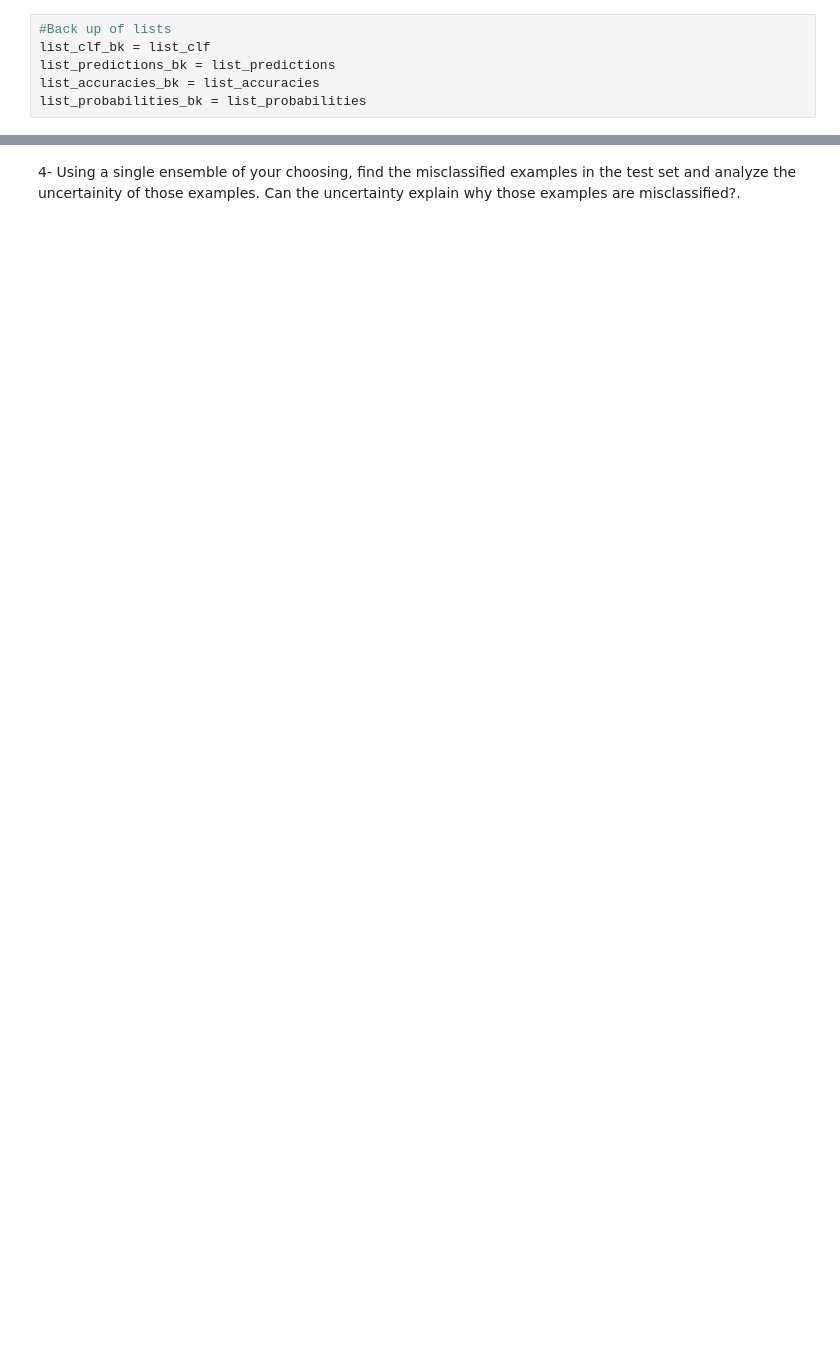
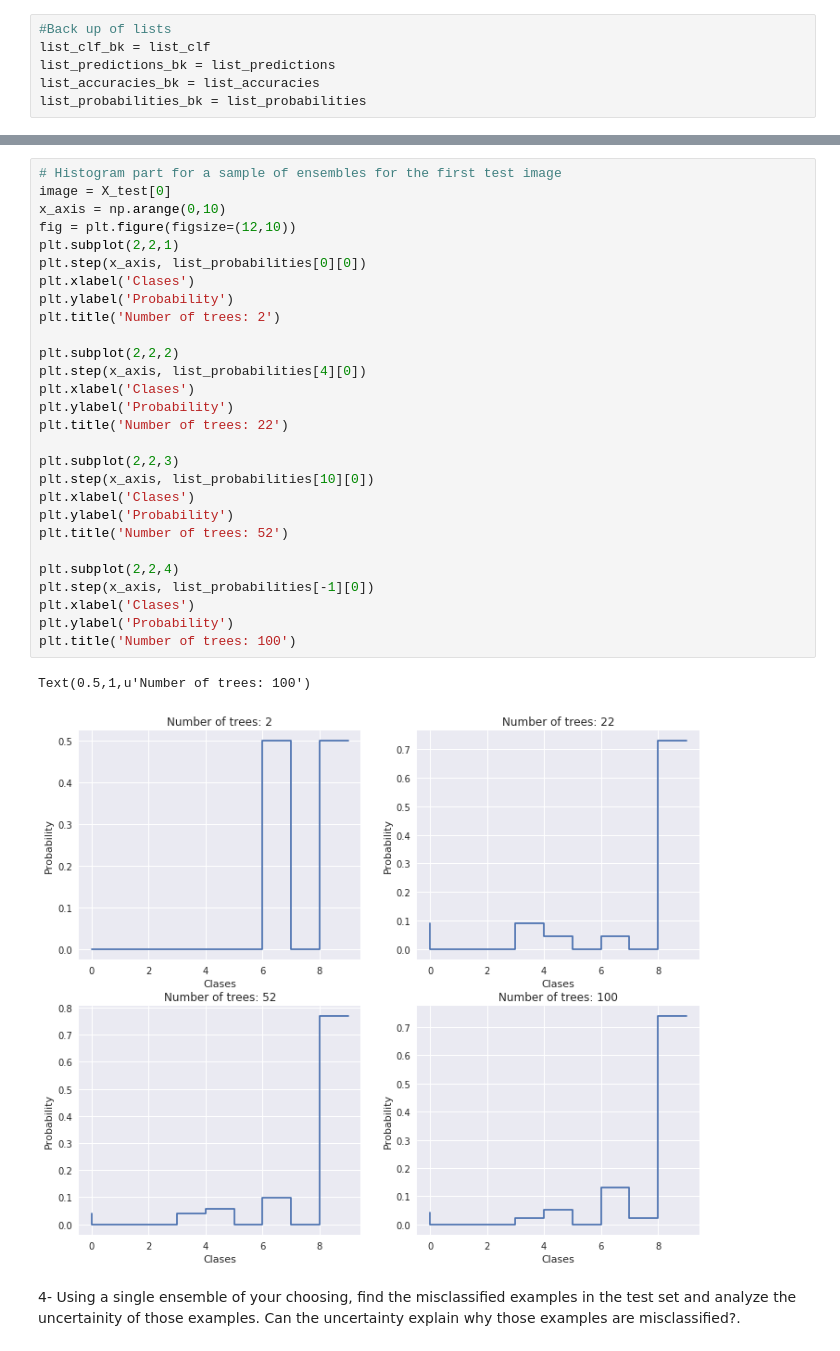
Before and after one commit to SushmaDG/LA_Assignments, a Jupyter notebook: 07/RandomForest_Classifier.ipynb, the cells around one changed output, grey strips where cells are left out. Saved outputs shown, nothing was run; the diff lists cells and outputs as text; blank space fills up the shorter version.

Commit message:
Made changes to the plot

```diff
--- a/07/RandomForest_Classifier.ipynb
+++ b/07/RandomForest_Classifier.ipynb
@@ -81,3 +103,34 @@ print(list_probabilities[20])
+# %%
+# Histogram part for a sample of ensembles for the first test image
+image = X_test[0]
+x_axis = np.arange(0,10)
+fig = plt.figure(figsize=(12,10))
+plt.subplot(2,2,1)
+plt.step(x_axis, list_probabilities[0][0])
+plt.xlabel('Clases')
+plt.ylabel('Probability')
+plt.title('Number of trees: 2')
+
+plt.subplot(2,2,2)
+plt.step(x_axis, list_probabilities[4][0])
+plt.xlabel('Clases')
+plt.ylabel('Probability')
+plt.title('Number of trees: 22')
+
+plt.subplot(2,2,3)
+plt.step(x_axis, list_probabilities[10][0])
+plt.xlabel('Clases')
+plt.ylabel('Probability')
+plt.title('Number of trees: 52')
+
+plt.subplot(2,2,4)
+plt.step(x_axis, list_probabilities[-1][0])
+plt.xlabel('Clases')
+plt.ylabel('Probability')
+plt.title('Number of trees: 100')
+# %% [output]
+Text(0.5,1,u'Number of trees: 100')
+[figure, added]
 # %% [markdown]
 4- Using a single ensemble of your choosing, find the misclassified examples in the test set and analyze the uncertainity of those examples. Can the uncertainty explain why those examples are misclassified?.
 # %%
```
Also changed, not shown: parts of 17 cells of this notebook.
